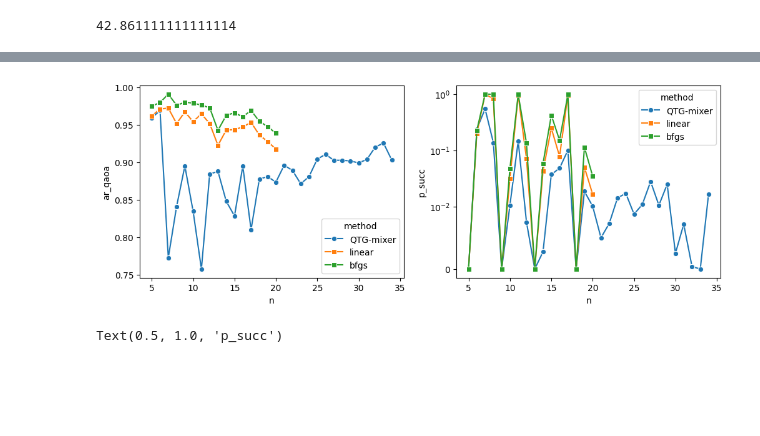
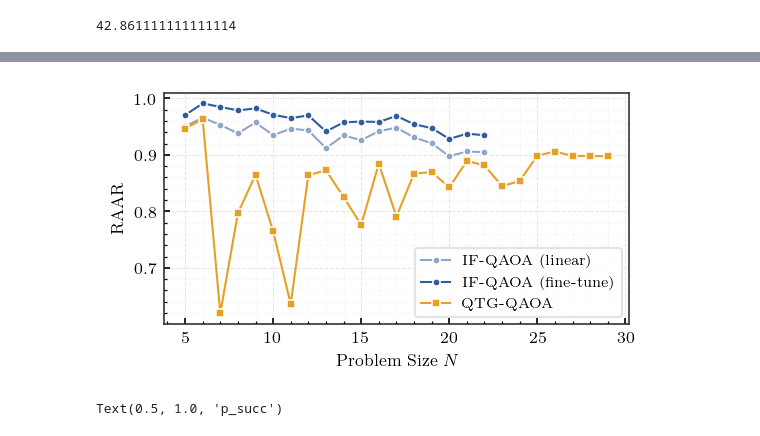
Before and after one commit to dbucher97/fast-qaoa-c, a Jupyter notebook: notebooks/etc/cmp_qtg_mixer.ipynb, the cells around one changed output, grey strips where cells are left out. Cells and saved outputs as stored; diff of their text form; code cells hidden in the pictures; blank space fills up the shorter version.

Commit message:
plotting updates

```diff
--- a/notebooks/etc/cmp_qtg_mixer.ipynb
+++ b/notebooks/etc/cmp_qtg_mixer.ipynb
@@ -6,13 +6,16 @@ import seaborn as sns
 
 from fastqaoa import params
 from fastqaoa import optimize_qaoa_lbfgs, Metrics, qaoa, Diagonals
-from fastqaoa.optimize import optimize_linear, grid_search
+from fastqaoa.optimize import optimize_linear, grid_search, interpolate
 
 import pandas as pd
 import numpy as np
 import matplotlib.pyplot as plt
 
 from scipy.optimize import minimize
+
+from fastqaoa.utils import styling
+styling.set_my_style()
 # %%
 # read data
 
@@ -350,0 +352,13 @@ Text(0.5, 0.8, 'crossover $p = 54$ $(55)$')
+# %%
+rnd_factor = {}
+
+for n, row in df_in.iterrows():
+    if n >= 30:
+        break
+    cost = row.problem.masked_cost()
+    opt = cost.min_val
+    rnd = cost.to_numpy().mean()
+    row.problem.decache()
+    print(opt)
+    print(rnd)
+    rnd_factor[n] = (opt / (opt - rnd), rnd / (opt - rnd))
@@ -351,11 +383,26 @@ Text(0.5, 0.8, 'crossover $p = 54$ $(55)$')
+# %%
+df_in2 = df_in.query("n < 30").copy()
+df_in2["RAAR"] = df_in2.apply(lambda x: x.ar_qaoa * rnd_factor[x.name][0] - rnd_factor[x.name][1], axis=1)
 # %%
-fig, ax = plt.subplots(1, 2, figsize=(12, 4))
+fig, ax = styling.subplots(1, 1, figsize=(4, 2))
 
-sns.lineplot(df_in, x="n", y="ar_qaoa", ax=ax[0], marker="o", label="QTG-mixer")
-sns.lineplot(df_if, x="n", y="approx_ratio", ax=ax[0], marker="s", hue="method", palette=sns.color_palette("tab10", 3)[1:3])
 
-sns.lineplot(df_in, x="n", y="p_succ", ax=ax[1], label="QTG-mixer", marker="o")
-sns.lineplot(df_if, x="n", y="p_succ", ax=ax[1], marker="s", hue="method", palette=sns.color_palette("tab10", 3)[1:3])
-ax[1].set_yscale("symlog", linthresh=1e-2)
+df_if["method"] = df_if.method.replace({"linear": "IF-QAOA (linear)", "bfgs": "IF-QAOA (fine-tune)"})
+
+
+sns.lineplot(df_if, x="n", y="rnd_approx_ratio", ax=ax, marker="o", hue="method", palette=styling.shades(2, 0, 1))
+sns.lineplot(df_in2, x="n", y="RAAR", ax=ax, marker="s", label="QTG-QAOA", color=styling.COLORS[3])
+
+
+
+plt.xlabel("Problem Size $N$")
+
+plt.ylabel("RAAR")
+
+# sns.lineplot(df_in, x="n", y="p_succ", ax=ax[1], label="QTG-mixer", marker="o")
+# sns.lineplot(df_if, x="n", y="p_succ", ax=ax[1], marker="s", hue="method", palette=sns.color_palette("tab10", 3)[1:3])
+# ax[1].set_yscale("symlog", linthresh=1e-2)
+
+plt.savefig("ifqaoa_vs_qtg.pdf")
 # %% [output]
-[figure, old version]
+[figure, new version]
```
Also changed, not shown: parts of 15 cells of this notebook, 28 other files.
